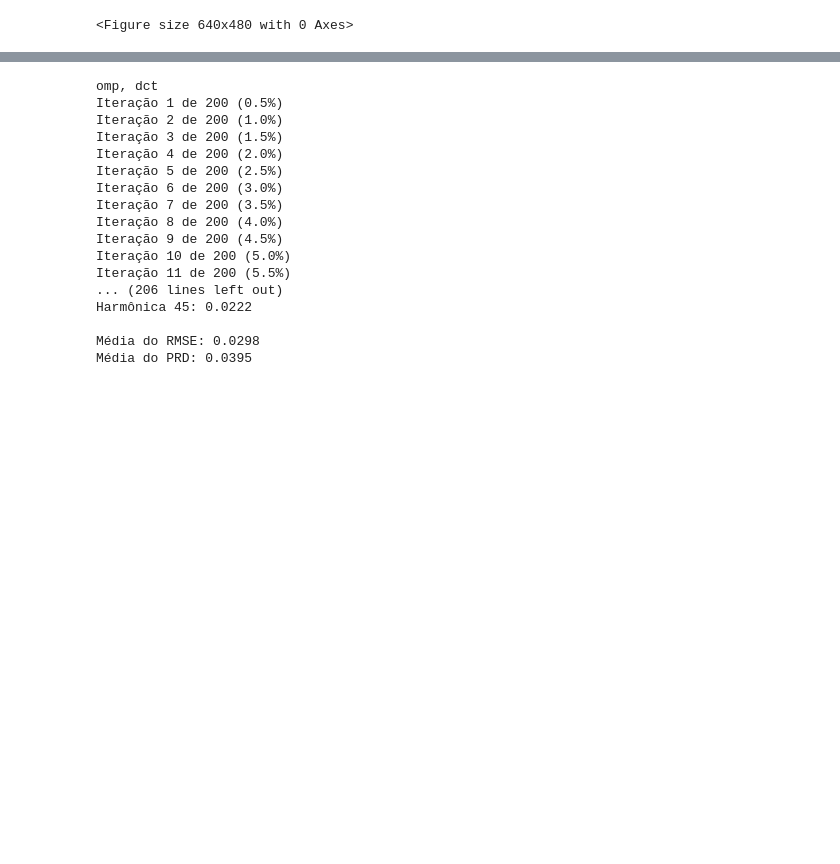
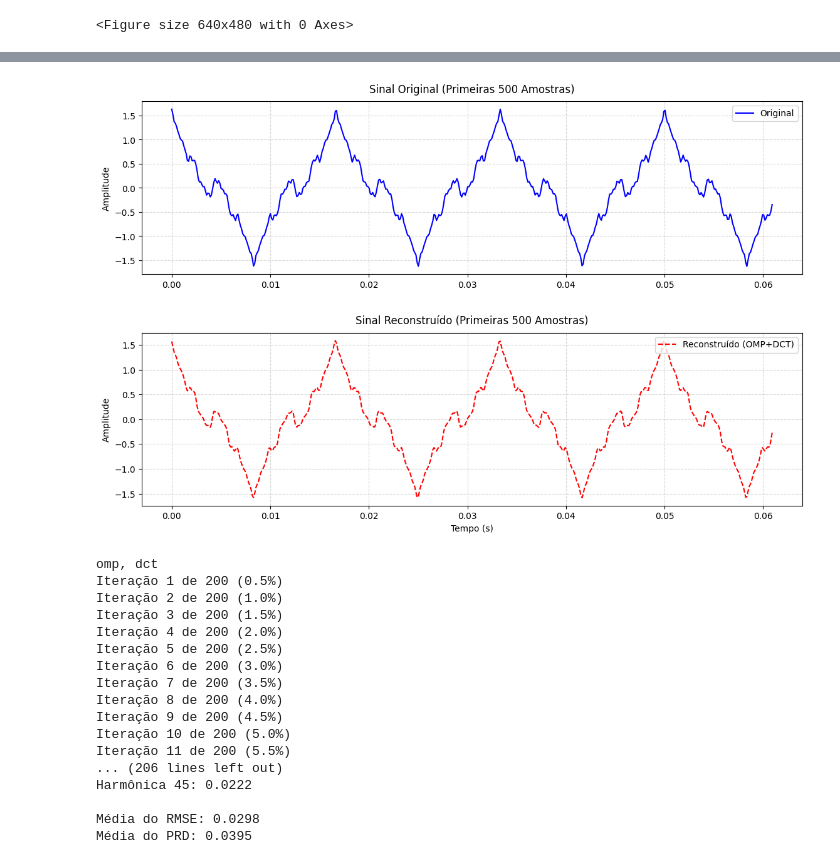
Before and after one commit to AugustoBonifacio001/AugustoBonifacio001, a Jupyter notebook: algoritmos_para_sba.ipynb, the cells around one changed output, grey strips where cells are left out. Drawn from its saved outputs; the diff is of its cells as text; code cells hidden in the pictures; blank space fills up the shorter version.

```diff
--- a/algoritmos_para_sba.ipynb
+++ b/algoritmos_para_sba.ipynb
@@ -265,3 +448,66 @@ NameError: name 't_tres_ciclos' is not defined
+# %%
+# -*- coding: utf-8 -*-
+"""
+Algoritmo com Visualização de Sinais Separados (Original vs Reconstruído)
+"""
+import numpy as np
+import matplotlib.pyplot as plt
+import scipy.fftpack as spfft
+from sklearn.linear_model import OrthogonalMatchingPursuit
+import time
+import sys
+
+# ==============================================
+# CONFIGURAÇÃO DO SINAL (MANTIDO ORIGINAL)
+# ==============================================
+Nppc = 256       # Pontos por ciclo
+f = 60           # Frequência fundamental (Hz)
+Fs = 8192        # Frequência de amostragem (Hz)
+t = np.linspace(0, (Fs - 1)/Fs, Fs)  # Vetor de tempo
+
+# Geração do sinal com harmônicas
+harm = [1, 3, 7, 15, 27, 35, 45]
+y = np.sum([(1/h) * np.cos(2 * np.pi * h * f * t) for h in harm], axis=0)
+
+# ==============================================
+# AMOSTRAGEM COMPRESSIVA E RECONSTRUÇÃO (OMP+DCT)
+# ==============================================
+CR = 50          # Taxa de compressão (%)
+M = int(Fs * (100 - CR) / 100)
+amostras = np.random.choice(Fs, M, replace=False)
+amostras.sort()
+
+A = spfft.idct(np.identity(Fs), norm='ortho', axis=0)[amostras]
+omp = OrthogonalMatchingPursuit(n_nonzero_coefs=14)
+omp.fit(A, y[amostras])
+sig = spfft.idct(omp.coef_, norm='ortho', axis=0)
+
+# ==============================================
+# VISUALIZAÇÃO (2 GRÁFICOS SEPARADOS E ALINHADOS)
+# ==============================================
+plt.figure(figsize=(12, 8))
+
+# Gráfico 1: Sinal Original
+plt.subplot(2, 1, 1)
+plt.plot(t[:500], y[:500], 'b-', linewidth=1.5, label='Original')
+plt.title('Sinal Original (Primeiras 500 Amostras)', fontsize=12, pad=10)
+plt.ylabel('Amplitude', fontsize=10)
+plt.grid(True, linestyle='--', alpha=0.5)
+plt.legend(loc='upper right')
+
+# Gráfico 2: Sinal Reconstruído
+plt.subplot(2, 1, 2)
+plt.plot(t[:500], sig[:500], 'r--', linewidth=1.5, label='Reconstruído (OMP+DCT)')
+plt.title('Sinal Reconstruído (Primeiras 500 Amostras)', fontsize=12, pad=10)
+plt.xlabel('Tempo (s)', fontsize=10)
+plt.ylabel('Amplitude', fontsize=10)
+plt.grid(True, linestyle='--', alpha=0.5)
+plt.legend(loc='upper right')
+
+plt.tight_layout(pad=3.0)  # Ajuste de espaçamento
+plt.show()
+# %% [output]
+[figure, added]
 # %%
 # -*- coding: utf-8 -*-
 """
```
Also changed, not shown: parts of 2 cells of this notebook.
